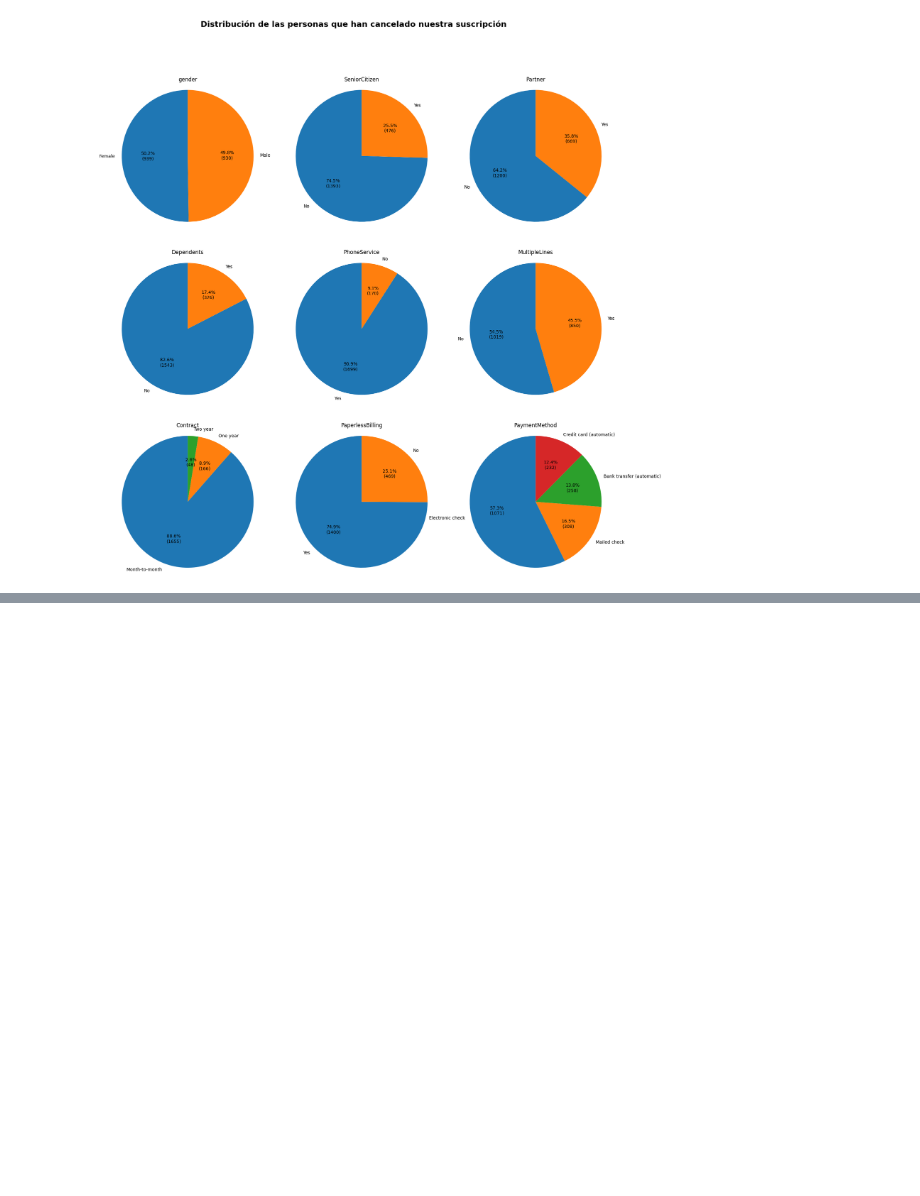
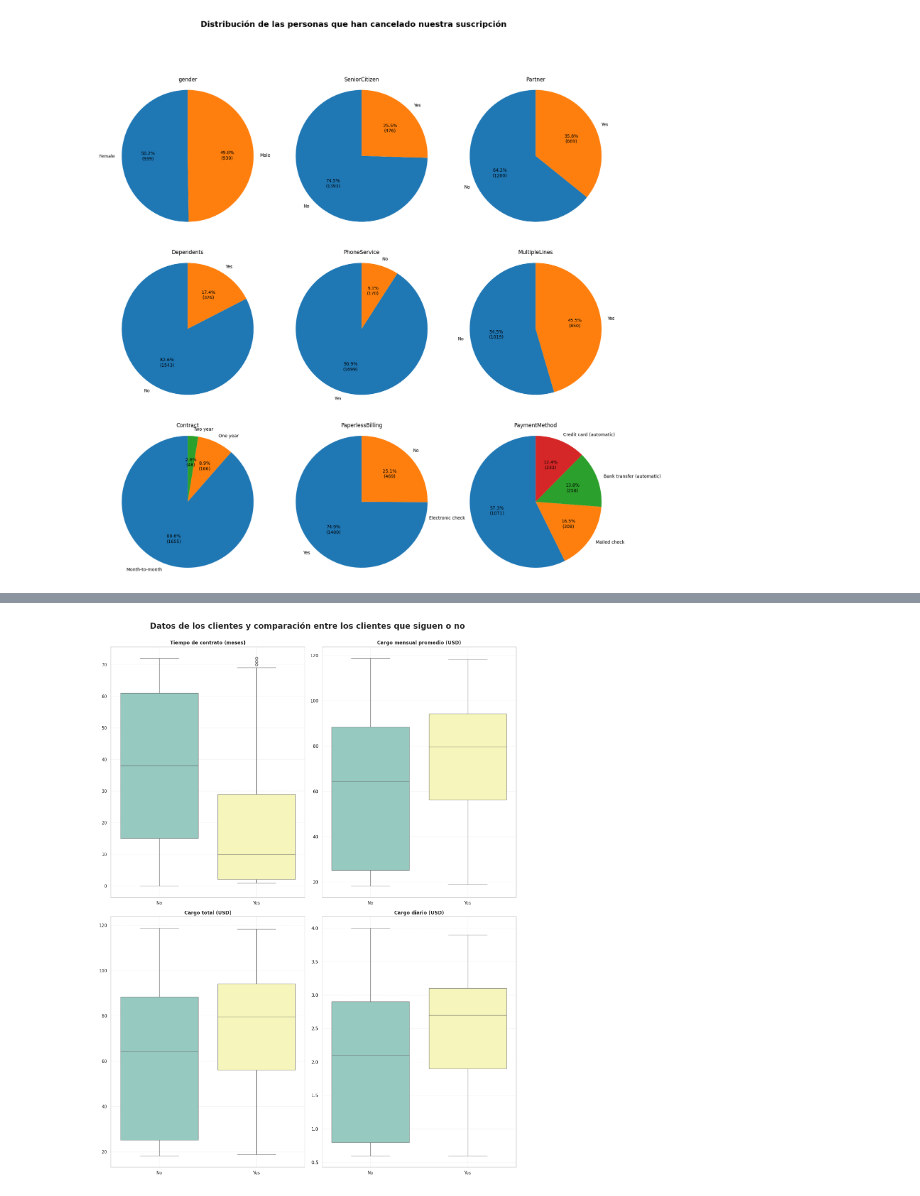
Before and after one commit to Nicolasmorahernandez/Challenger_TelecomX, a Jupyter notebook: Challenger_TelecomX.ipynb, the cells around one changed output, grey strips where cells are left out. Cells and saved outputs as stored; diff of their text form; code cells hidden in the pictures; blank space fills up the shorter version.

```diff
--- a/Challenger_TelecomX.ipynb
+++ b/Challenger_TelecomX.ipynb
@@ -669,0 +730,41 @@ Churn
+# %%
+import seaborn as sns
+
+sns.set_theme(style='whitegrid')
+
+titles = [
+    'Tiempo de contrato (meses)',
+    'Cargo mensual promedio (USD)',
+    'Cargo total (USD)',
+    'Cargo diario (USD)'
+]
+
+fig, axes = plt.subplots(2, 2, figsize=(15,20))
+fig.subplots_adjust(top=5, hspace=0.5, wspace=0.3)
+axes = axes.flatten()
+for ax, col, titles in zip(axes, num_cols, col1):
+    sns.boxplot(
+        data=df_estandarizado,
+        x='Churn',
+        y=col,
+        ax=ax,
+        palette='Set3',
+        showfliers=True    # oculta outliers si quieres
+    )
+    ax.set_title(titles, fontweight='bold')
+    ax.set_xticklabels(['No','Yes'])
+    ax.set_ylabel('')
+    ax.set_xlabel('')
+    ax.grid(True, lw=0.3, linestyle='--')
+
+#ymin = 0
+#ymax = 120
+
+#for ax in axes:
+#    ax.set_ylim(ymin, ymax)
+
+plt.suptitle('Datos de los clientes y comparación entre los clientes que siguen o no', fontsize=20, fontweight='bold')
+plt.tight_layout(rect=[0, 0, 1, 0.98])
+plt.show()
+# %% [output]
+[figure, added]
```
Also changed, not shown: parts of 3 cells of this notebook.
